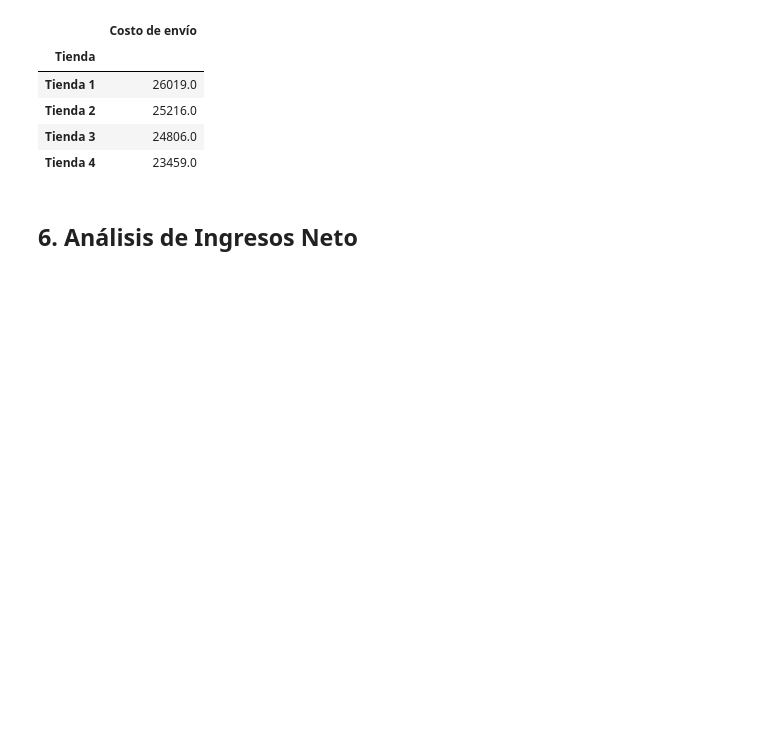
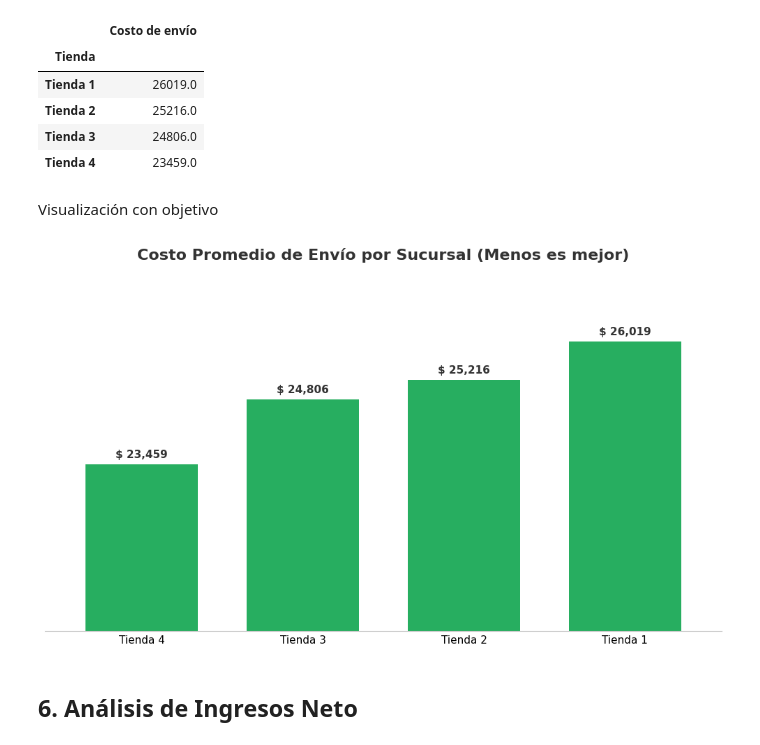
Before and after one commit to Kevevt/Sale_of_a_store, a Jupyter notebook: ONE_Challenge1_Juan_Tienda.ipynb, the cells around one changed output. Drawn from its saved outputs; the diff is of its cells as text; code cells hidden in the pictures; blank space fills up the shorter version.

Commit message:
Agregando grafica de costo de envio promedio

```diff
--- a/ONE_Challenge1_Juan_Tienda.ipynb
+++ b/ONE_Challenge1_Juan_Tienda.ipynb
@@ -429,6 +429,53 @@ tiendas_totales.groupby('Tienda')[['Costo de envío']].mean().round(0)
 | Tienda 2 | 25216.0 |
 | Tienda 3 | 24806.0 |
 | Tienda 4 | 23459.0 |
+# %% [markdown]
+Visualización con objetivo
+# %%
+# --- 1. PREPARACIÓN DE DATOS ---
+# Agrupamos por Tienda, sacamos el promedio del envío y ordenamos del más barato al más caro
+df_envios = tiendas_totales.groupby('Tienda')[['Costo de envío']].mean().sort_values('Costo de envío')
+
+# --- 2. DISEÑO & PLOT ---
+fig, ax = plt.subplots(figsize=(10, 6))
+
+# Color Verde Esmeralda para denotar eficiencia (costo bajo es bueno)
+color_eficiente = '#27AE60'
+
+# Graficamos
+df_envios.plot(kind='bar', ax=ax, width=0.7, color=color_eficiente, legend=False)
+
+# --- 3. AJUSTE DE ESCALA CRÍTICO (Zoom) ---
+# Si no hacemos esto, las barras se ven casi del mismo tamaño.
+# Le decimos que el piso del gráfico sea 20,000 en lugar de 0.
+plt.ylim(bottom=20000)
+
+# --- 4. ESTILO Y LIMPIEZA (Estilo "Clean") ---
+# Título
+ax.set_title('Costo Promedio de Envío por Sucursal (Menos es mejor)',
+             loc='center', fontsize=16, fontweight='bold', color='#333333', pad=20)
+
+# Ejes
+ax.set_xlabel('')
+plt.xticks(rotation=0, fontsize=11)
+
+# Limpieza total
+ax.get_yaxis().set_visible(False)
+ax.spines['top'].set_visible(False)
+ax.spines['right'].set_visible(False)
+ax.spines['left'].set_visible(False)
+ax.spines['bottom'].set_color('#CCCCCC')
+ax.tick_params(axis='x', length=0) # Quitar rayitas del eje X
+
+# --- 5. ETIQUETAS DE DATOS CON FORMATO DE MONEDA ---
+for container in ax.containers:
+    # fmt='$ {:,.0f}': Agrega signo de pesos, coma separadora de miles, y cero decimales.
+    ax.bar_label(container, fmt='$ {:,.0f}', padding=5, fontsize=11, fontweight='bold', color='#333333')
+
+plt.tight_layout()
+plt.show()
+# %% [output]
+[figure, added]
 # %% [markdown]
 ## 6. Análisis de Ingresos Neto
 # %%
```
